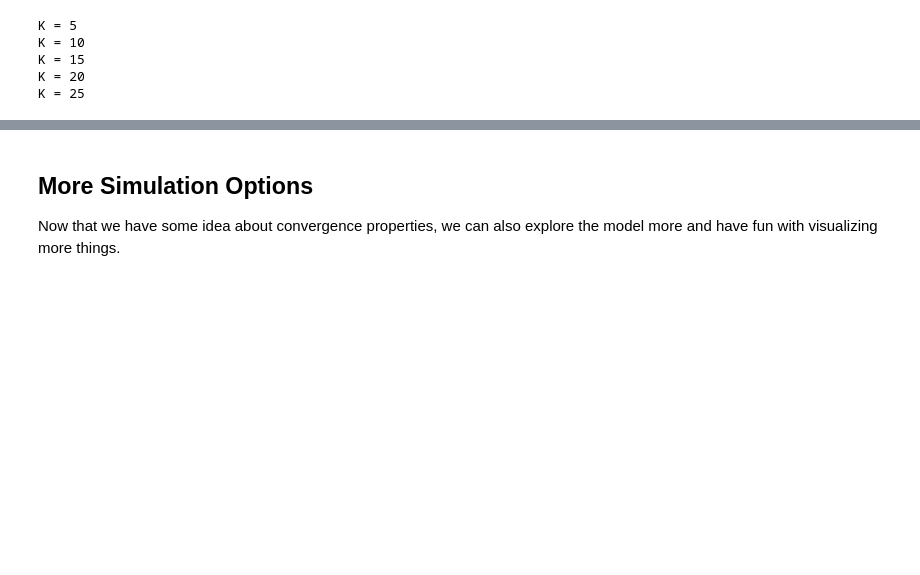
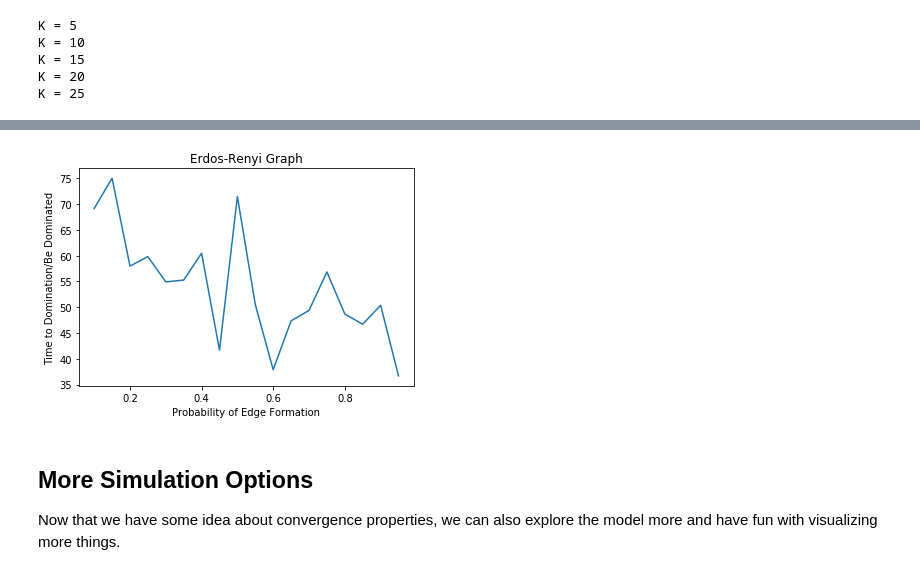
Before and after one commit to vhan95/EECS126_project, a Jupyter notebook: project.ipynb, the cells around one changed output, grey strips where cells are left out. Cells and saved outputs as stored; diff of their text form; code cells hidden in the pictures; blank space fills up the shorter version.

```diff
--- a/project.ipynb
+++ b/project.ipynb
@@ -281,3 +346,11 @@ plt.show()
+# %%
+plt.plot(np.arange(0.1,1,0.05),conv_time_arr)
+plt.xlabel('Probability of Edge Formation')
+plt.ylabel('Time to Domination/Be Dominated')
+plt.title('Erdos-Renyi Graph')
+plt.show()
+# %% [output]
+[figure, added]
 # %% [markdown]
 ## More Simulation Options
 Now that we have some idea about convergence properties, we can also explore the model more and have fun with visualizing more things.
```
Also changed, not shown: parts of 16 cells of this notebook.
